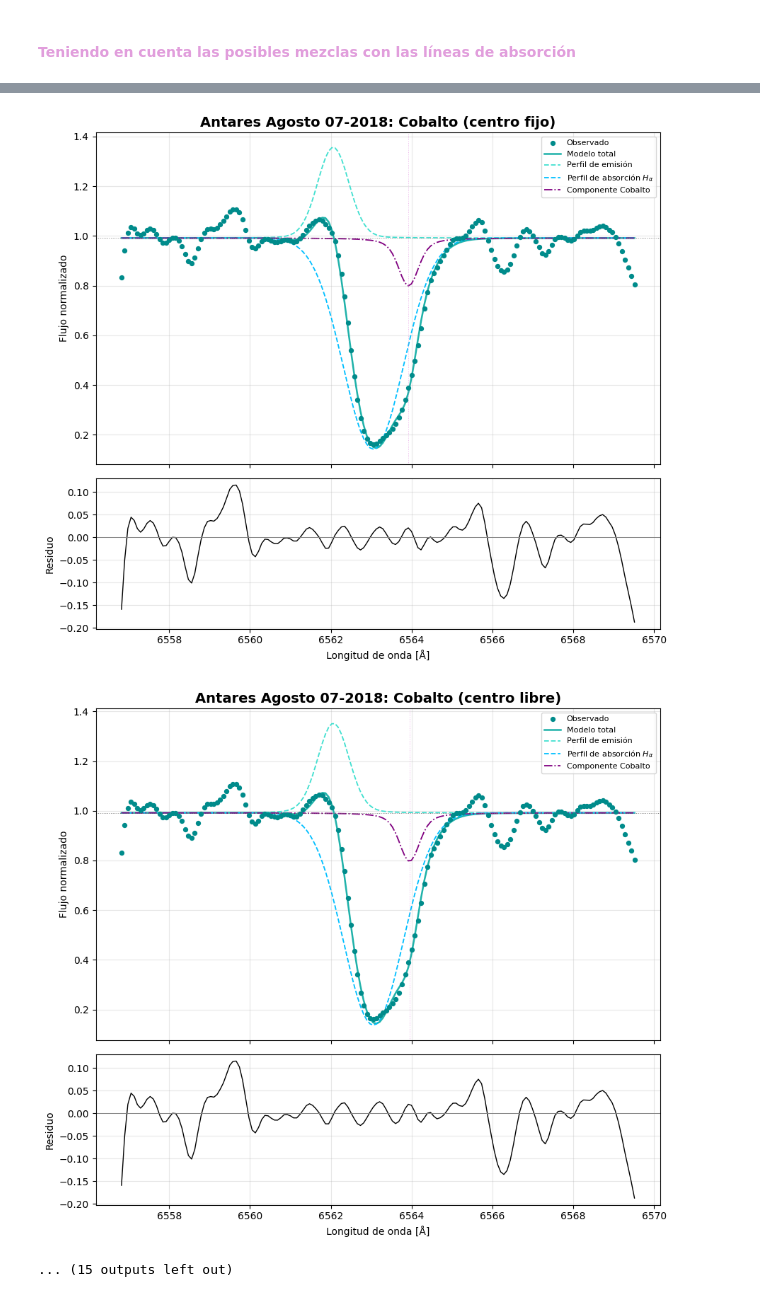
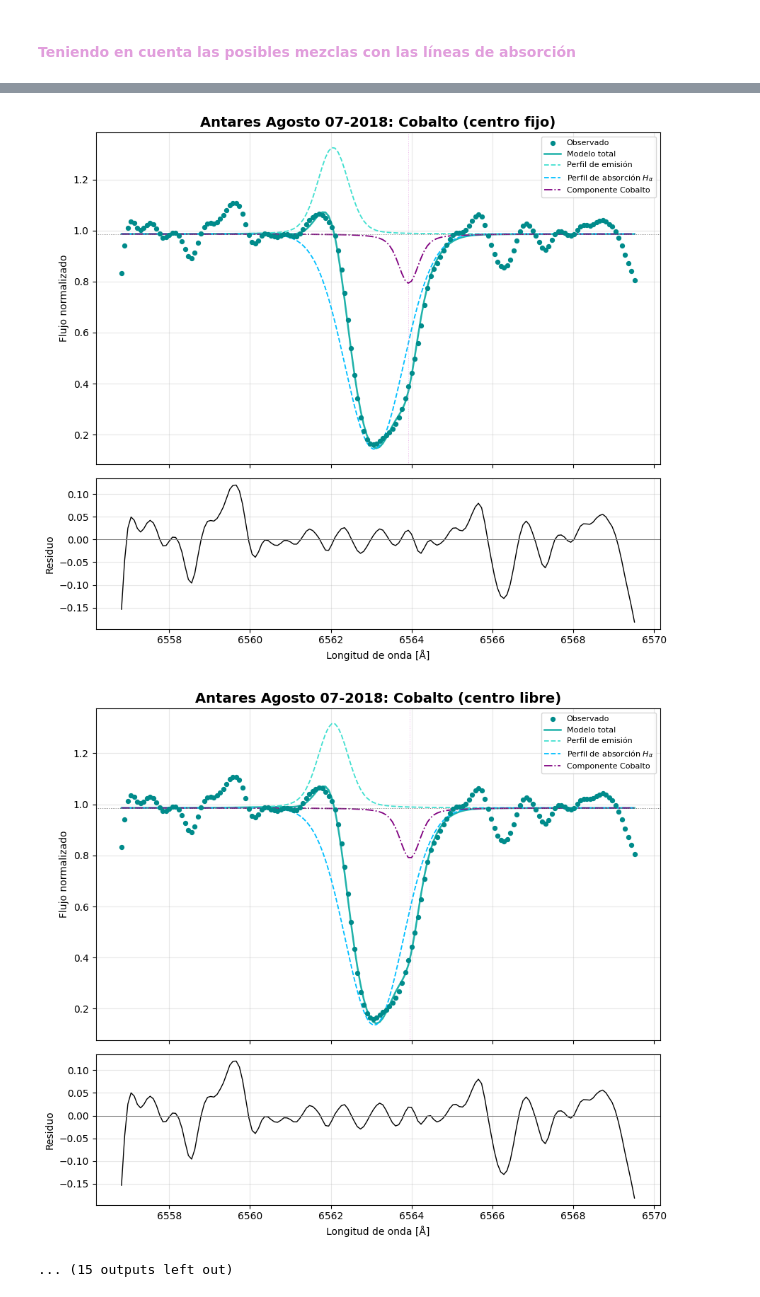
Before and after one commit to JessiDaniL/Tesis, a Jupyter notebook: Datos ESPARTACO/analisis_halpha_antares_normalizacion_2018.ipynb, the cells around one changed output, grey strips where cells are left out. Saved outputs shown, nothing was run; the diff lists cells and outputs as text; code cells hidden in the pictures.

```diff
--- a/Datos ESPARTACO/analisis_halpha_antares_normalizacion_2018.ipynb
+++ b/Datos ESPARTACO/analisis_halpha_antares_normalizacion_2018.ipynb
@@ -217,8 +217,7 @@ def comparar_velocidades(v_ajustada, v_ajustada_err, velocidades_referencia, nom
         diff = v_ajustada - v_ref
         print(f"  vs {nombre} = {v_ref:.2f} km/s  ->  Δv = {diff:+.2f} km/s")
 # %%
-def estimar_continuo_local(longitud_onda, flujo, centro_aprox, semiancho_exclusion=4.0, sigma=3.0, n_iter=3):
-    """Mediana sigma-clipeada del flujo, excluyendo la región de la línea."""
+def estimar_continuo_local(longitud_onda, flujo, centro_aprox, semiancho_exclusion=4.0, sigma=2.0, n_iter=10):
     fuera_de_linea = np.abs(longitud_onda - centro_aprox) > semiancho_exclusion
     valores = flujo[fuera_de_linea]
 
@@ -435,59 +434,68 @@ def velocidad_y_error_combinados(meta):
 centro_lab_cobalto = 6563.397
 
 metadatos = {
-    "antares_24_julio": {"fecha": "Julio 24-2018",
+    "antares_24_julio": {
+        "fecha": "Julio 24-2018",
         "centro_aprox": 6562.994,
         "velocidad_visible": 19.4,
         "incertidumbre_v_visible": 0.7,
         "velocidad_infrarrojo": 19.76,
         "incertidumbre_v_infrarrojo": 0.05,
     },
-    "antares_27_julio": {"fecha": "Julio 27-2018",
+    "antares_27_julio": {
+        "fecha": "Julio 27-2018",
         "centro_aprox": 6563.045,
         "velocidad_visible": 20.2,
         "incertidumbre_v_visible": 0.8,
     },
-    "antares_03_agosto": {"fecha": "Agosto 03-2018",
+    "antares_03_agosto": {
+        "fecha": "Agosto 03-2018",
         "centro_aprox": 6563.015,
         "velocidad_visible": 23,
         "incertidumbre_v_visible": 0.9,
         "velocidad_infrarrojo": 23.5,
         "incertidumbre_v_infrarrojo": 0.03,
     },
-    "antares_07_agosto": {"fecha": "Agosto 07-2018",
+    "antares_07_agosto": {
+        "fecha": "Agosto 07-2018",
         "centro_aprox": 6563.05116,
         "velocidad_visible": 23.9,
         "incertidumbre_v_visible": 0.5,
         "velocidad_infrarrojo": 24.1,
         "incertidumbre_v_infrarrojo": 0.04,
     },
-    "antares_11_agosto": {"fecha": "Agosto 11-2018",
+    "antares_11_agosto": {
+        "fecha": "Agosto 11-2018",
         "centro_aprox": 6563.091,
         "velocidad_visible": 24.9,
         "incertidumbre_v_visible": 0.7,
     },
-    "antares_16_agosto": {"fecha": "Agosto 16-2018",
+    "antares_16_agosto": {
+        "fecha": "Agosto 16-2018",
         "centro_aprox": 6563.067,
         "velocidad_visible": 25.1,
         "incertidumbre_v_visible": 0.4,
         "velocidad_infrarrojo": 25.8,
         "incertidumbre_v_infrarrojo": 0.06,
     },
-    "antares_23_agosto": {"fecha": "Agosto 23-2018",
+    "antares_23_agosto": {
+        "fecha": "Agosto 23-2018",
         "centro_aprox": 6563.164,
         "velocidad_visible": 26,
         "incertidumbre_v_visible": 0.5,
         "velocidad_infrarrojo": 26.18,
         "incertidumbre_v_infrarrojo": 0.11,
     },
-    "antares_29_agosto": {"fecha": "Agosto 29-2018",
+    "antares_29_agosto": {
+        "fecha": "Agosto 29-2018",
         "centro_aprox": 6563.131,
         "velocidad_visible": 26.3,
         "incertidumbre_v_visible": 0.4,
         "velocidad_infrarrojo": 27.09,
         "incertidumbre_v_infrarrojo": 0.15,
     },
-    "antares_11_septiembre": {"fecha": "Septiembre 11-2018",
+    "antares_11_septiembre": {
+        "fecha": "Septiembre 11-2018",
         "centro_aprox": 6563.095,
         "velocidad_visible": 26,
         "incertidumbre_v_visible": 0.5,
@@ -504,7 +512,7 @@ for nombre, datos in espectros.items():
     # Velocidad de referencia combinada (visible + infrarrojo si existen ambas)
     v_ref, err_ref = velocidad_y_error_combinados(meta)
 
-    # Ajuste 1: Centro Fijo
+    # Centro Fijo
     lineas_fijo = [
         {
             "nombre": "Cobalto",
@@ -519,7 +527,7 @@ for nombre, datos in espectros.items():
     res_fijo = fit_y_decomposicion(datos, meta["centro_aprox"], "Longitud onda", "Flujo normalizado",
                                     lineas_metalicas=lineas_fijo, teff=3660)
 
-    # Ajuste 2: Centro Libre (sembrado cerca de la velocidad de referencia, no en reposo)
+    # Centro Libre
     lineas_libre = [
         {
             "nombre": "Cobalto",
@@ -537,7 +545,7 @@ for nombre, datos in espectros.items():
 
     resultados[nombre] = {"fijo": res_fijo, "libre": res_libre}
 
-    # --- Comparación ---
+    # Comparación
     v_opt, v_opt_err = velocidad_desde_centro_libre(res_libre["fit"], "Cobalto", centro_lab_cobalto)
 
     print(f"\n{nombre}")
@@ -556,17 +564,13 @@ for nombre, datos in espectros.items():
         nombres_disponibles.append("Línea metálica (infrarrojo)")
 
     if refs_disponibles:
-        comparar_velocidades(
-            v_opt, v_opt_err,
-            velocidades_referencia=refs_disponibles,
-            nombres_referencia=nombres_disponibles,
-        )
+        comparar_velocidades( v_opt, v_opt_err, velocidades_referencia = refs_disponibles, nombres_referencia = nombres_disponibles,)
     else:
         print("  (Sin velocidades de referencia disponibles para comparar)")
 
     fecha_str = meta["fecha"]
 
-    # --- Visualización ---
+    # Visualización
     visualizacion_con_metalica(res_fijo, lineas_fijo, fecha_str,
                                 titulo=f"Antares {fecha_str}: Cobalto (centro fijo)")
     visualizacion_con_metalica(res_libre, lineas_libre, fecha_str,
@@ -604,3 +608,3 @@ Velocidad óptima (ajuste, centro libre): 25.25 km/s
-[figure, old version]
+[figure, new version]
-[figure, old version]
+[figure, new version]
 ... (15 outputs left out)
```
Also changed, not shown: parts of 2 cells of this notebook, 9 other files.
